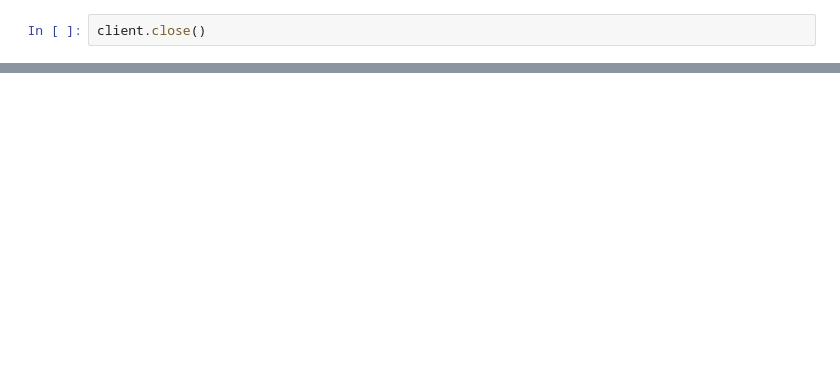
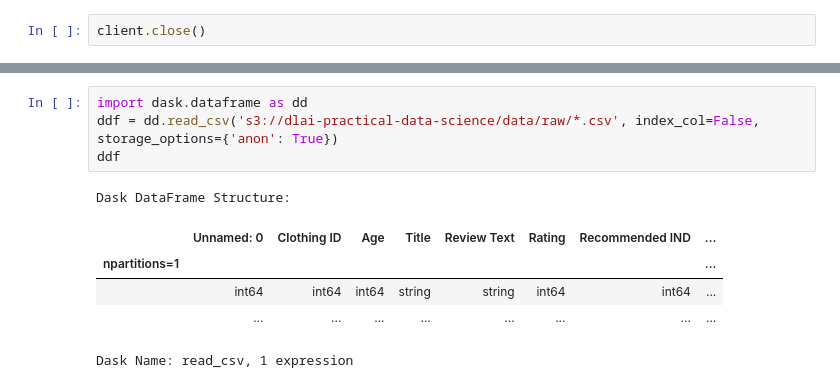
Before and after one commit to longtongster/deploy-dask-cluster-on-aws, a Jupyter notebook: deploy-dask-cluster-docker-compose/deploy-dask-cluster-docker-compose.ipynb, the cells around one changed output, grey strips where cells are left out. Drawn from its saved outputs; the diff is of its cells as text; blank space fills up the shorter version.

```diff
--- a/deploy-dask-cluster-docker-compose/deploy-dask-cluster-docker-compose.ipynb
+++ b/deploy-dask-cluster-docker-compose/deploy-dask-cluster-docker-compose.ipynb
@@ -209,0 +504,11 @@ https://www.dabbleofdevops.com/blog/deploy-and-scale-your-dask-cluster-with-kube
+# %%
+import dask.dataframe as dd
+ddf = dd.read_csv('s3://dlai-practical-data-science/data/raw/*.csv', index_col=False, storage_options={'anon': True})
+ddf
+# %% [output]
+Dask DataFrame Structure:
+|  | Unnamed: 0 | Clothing ID | Age | Title | Review Text | Rating | Recommended IND | ... |
+| npartitions=1 |  |  |  |  |  |  |  | ... |
+|  | int64 | int64 | int64 | string | string | int64 | int64 | ... |
+|  | ... | ... | ... | ... | ... | ... | ... | ... |
+Dask Name: read_csv, 1 expression
```
Also changed, not shown: parts of 113 cells of this notebook, 11 other files.
